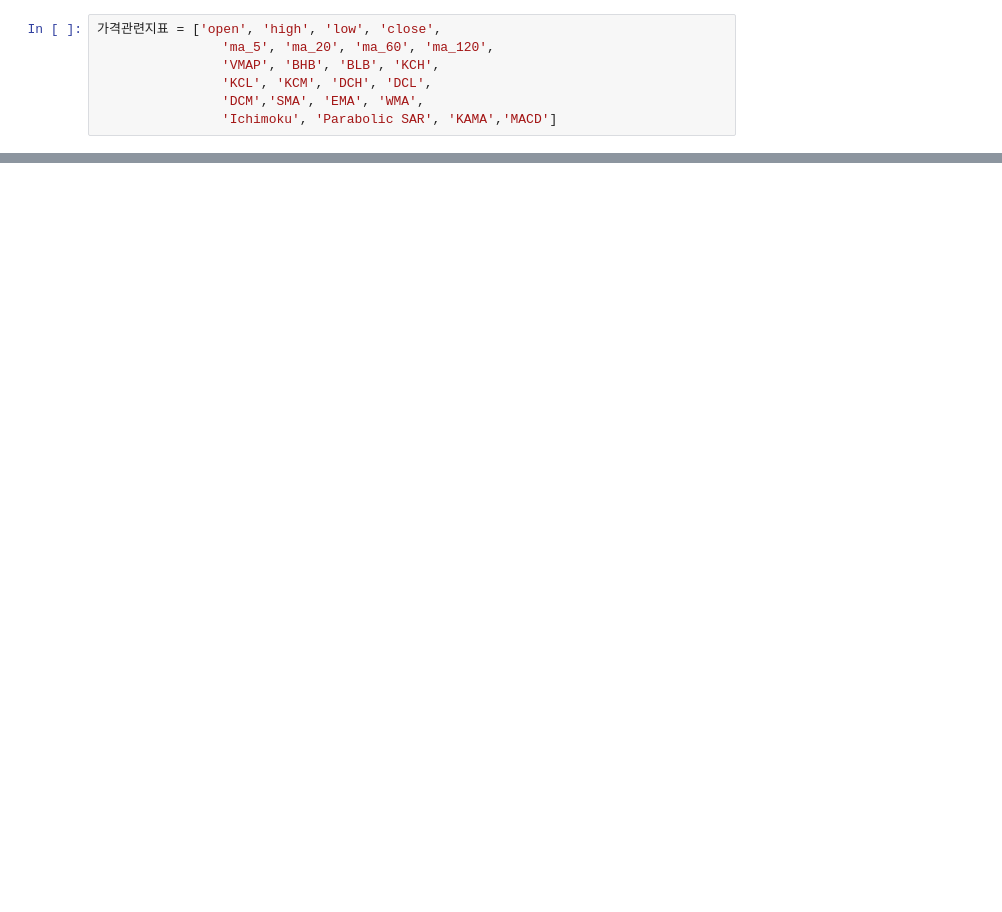
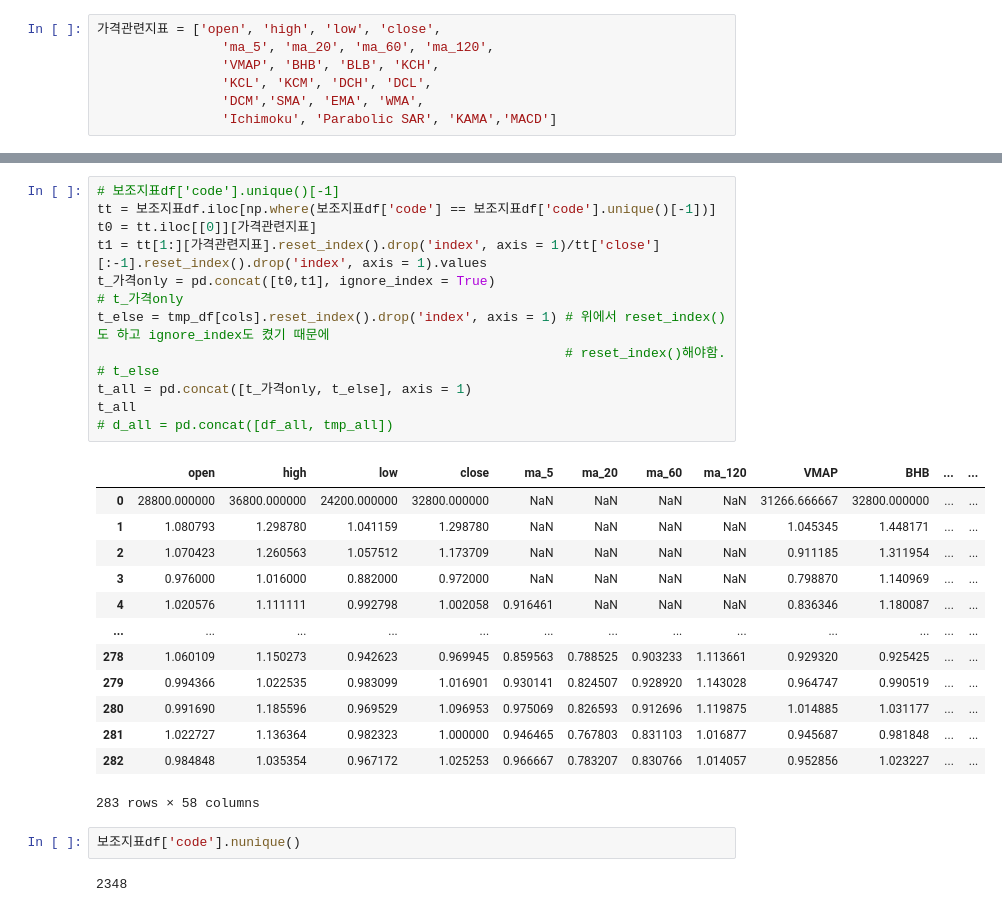
Before and after one commit to GaYounKoh/stock_data, a Jupyter notebook: [10w] 3 가격관련 피쳐들 전날 종가로 스케일링.ipynb, the cells around one changed output, grey strips where cells are left out. Cells and saved outputs as stored; diff of their text form; blank space fills up the shorter version.

```diff
--- a/[10w] 3 가격관련 피쳐들 전날 종가로 스케일링.ipynb
+++ b/[10w] 3 가격관련 피쳐들 전날 종가로 스케일링.ipynb
@@ -157,0 +168,31 @@ for i in tqdm(보조지표df['code'].unique()):
+# %%
+# 보조지표df['code'].unique()[-1]
+tt = 보조지표df.iloc[np.where(보조지표df['code'] == 보조지표df['code'].unique()[-1])]
+t0 = tt.iloc[[0]][가격관련지표]
+t1 = tt[1:][가격관련지표].reset_index().drop('index', axis = 1)/tt['close'][:-1].reset_index().drop('index', axis = 1).values
+t_가격only = pd.concat([t0,t1], ignore_index = True)
+# t_가격only
+t_else = tmp_df[cols].reset_index().drop('index', axis = 1) # 위에서 reset_index()도 하고 ignore_index도 켰기 때문에
+                                                            # reset_index()해야함.
+# t_else
+t_all = pd.concat([t_가격only, t_else], axis = 1)
+t_all
+# d_all = pd.concat([df_all, tmp_all])
+# %% [output]
+|  | open | high | low | close | ma_5 | ma_20 | ma_60 | ma_120 | VMAP | BHB | ... | ... |
+| 0 | 28800.000000 | 36800.000000 | 24200.000000 | 32800.000000 | NaN | NaN | NaN | NaN | 31266.666667 | 32800.000000 | ... | ... |
+| 1 | 1.080793 | 1.298780 | 1.041159 | 1.298780 | NaN | NaN | NaN | NaN | 1.045345 | 1.448171 | ... | ... |
+| 2 | 1.070423 | 1.260563 | 1.057512 | 1.173709 | NaN | NaN | NaN | NaN | 0.911185 | 1.311954 | ... | ... |
+| 3 | 0.976000 | 1.016000 | 0.882000 | 0.972000 | NaN | NaN | NaN | NaN | 0.798870 | 1.140969 | ... | ... |
+| 4 | 1.020576 | 1.111111 | 0.992798 | 1.002058 | 0.916461 | NaN | NaN | NaN | 0.836346 | 1.180087 | ... | ... |
+| ... | ... | ... | ... | ... | ... | ... | ... | ... | ... | ... | ... | ... |
+| 278 | 1.060109 | 1.150273 | 0.942623 | 0.969945 | 0.859563 | 0.788525 | 0.903233 | 1.113661 | 0.929320 | 0.925425 | ... | ... |
+| 279 | 0.994366 | 1.022535 | 0.983099 | 1.016901 | 0.930141 | 0.824507 | 0.928920 | 1.143028 | 0.964747 | 0.990519 | ... | ... |
+| 280 | 0.991690 | 1.185596 | 0.969529 | 1.096953 | 0.975069 | 0.826593 | 0.912696 | 1.119875 | 1.014885 | 1.031177 | ... | ... |
+| 281 | 1.022727 | 1.136364 | 0.982323 | 1.000000 | 0.946465 | 0.767803 | 0.831103 | 1.016877 | 0.945687 | 0.981848 | ... | ... |
+| 282 | 0.984848 | 1.035354 | 0.967172 | 1.025253 | 0.966667 | 0.783207 | 0.830766 | 1.014057 | 0.952856 | 1.023227 | ... | ... |
+283 rows × 58 columns
+# %%
+보조지표df['code'].nunique()
+# %% [output]
+2348
```
Also changed, not shown: parts of 12 cells of this notebook.
